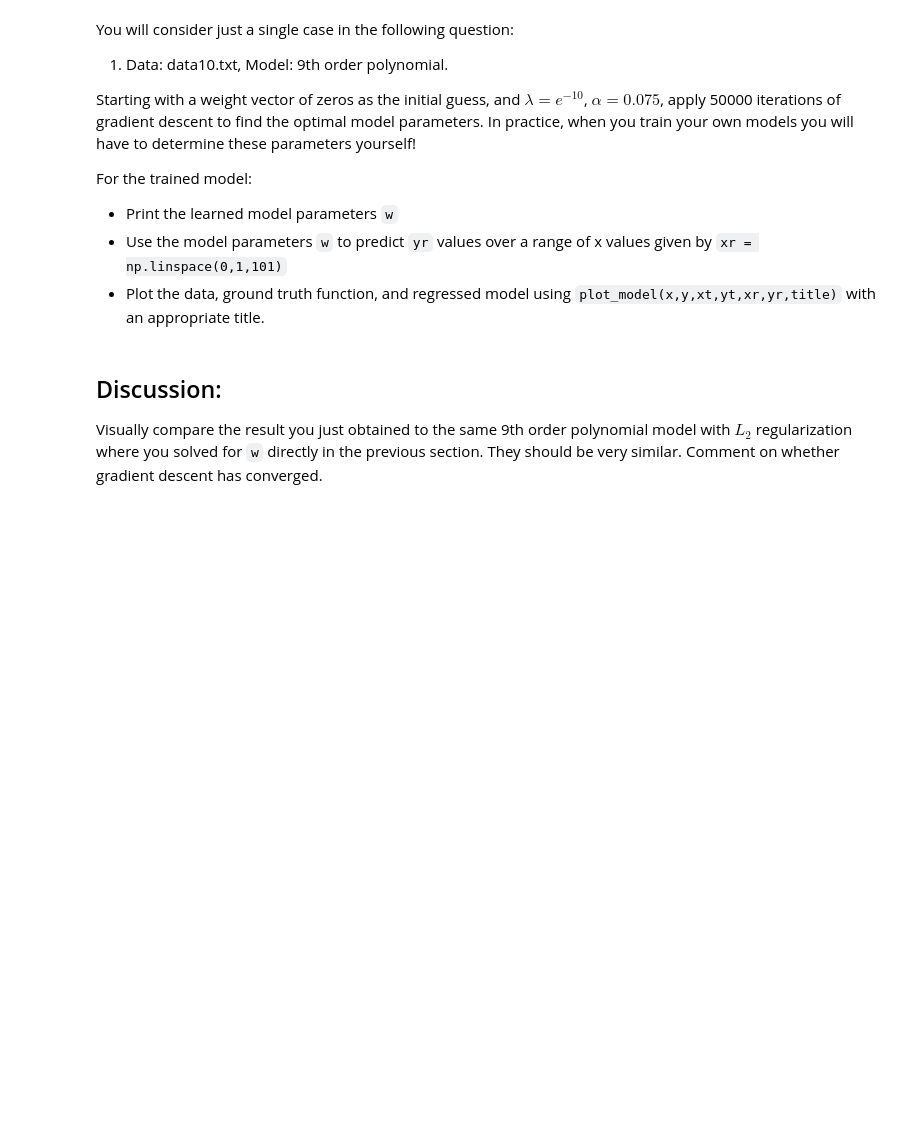
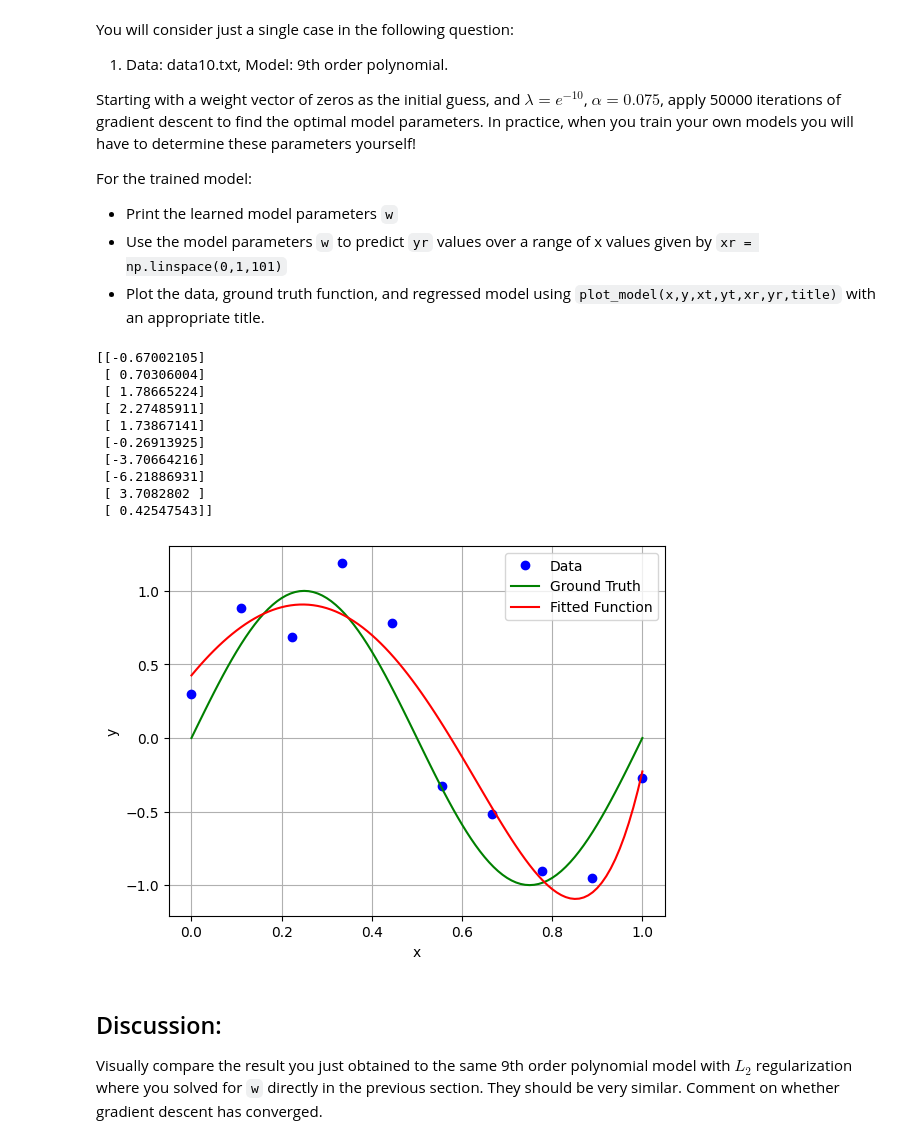
Before and after one commit to zsqu4re/ML-for-engineers, a Jupyter notebook: HW2/M2_HW1.ipynb, the cells around one changed output. Cells and saved outputs as stored; diff of their text form; code cells hidden in the pictures; blank space fills up the shorter version.

```diff
--- a/HW2/M2_HW1.ipynb
+++ b/HW2/M2_HW1.ipynb
@@ -162,3 +235,26 @@ For the trained model:
+# %%
+# YOUR CODE GOES HERE
+n = 5000
+alpha = 0.075
+w_cur = np.zeros(10).reshape(10,1)
+for i in range(n):
+    grad = (X_10_9.T @ X_10_9 @ w_cur) - X_10_9.T @ y10.reshape(-1,1) + lamda * Im_10 @ w_cur
+    w_cur = w_cur - alpha*grad
+print(w_cur)
+yr_10_9_grad = get_9th_design_matrix(xr) @ w_cur
+plot_model(x10,y10,xt,yt,xr,yr_10_9_grad,title = None)
+# %% [output]
+[[-0.67002105]
+ [ 0.70306004]
+ [ 1.78665224]
+ [ 2.27485911]
+ [ 1.73867141]
+ [-0.26913925]
+ [-3.70664216]
+ [-6.21886931]
+ [ 3.7082802 ]
+ [ 0.42547543]]
+[figure, added]
 # %% [markdown]
 ## Discussion:
 
```
Also changed, not shown: parts of 9 cells of this notebook, 2 other files.
